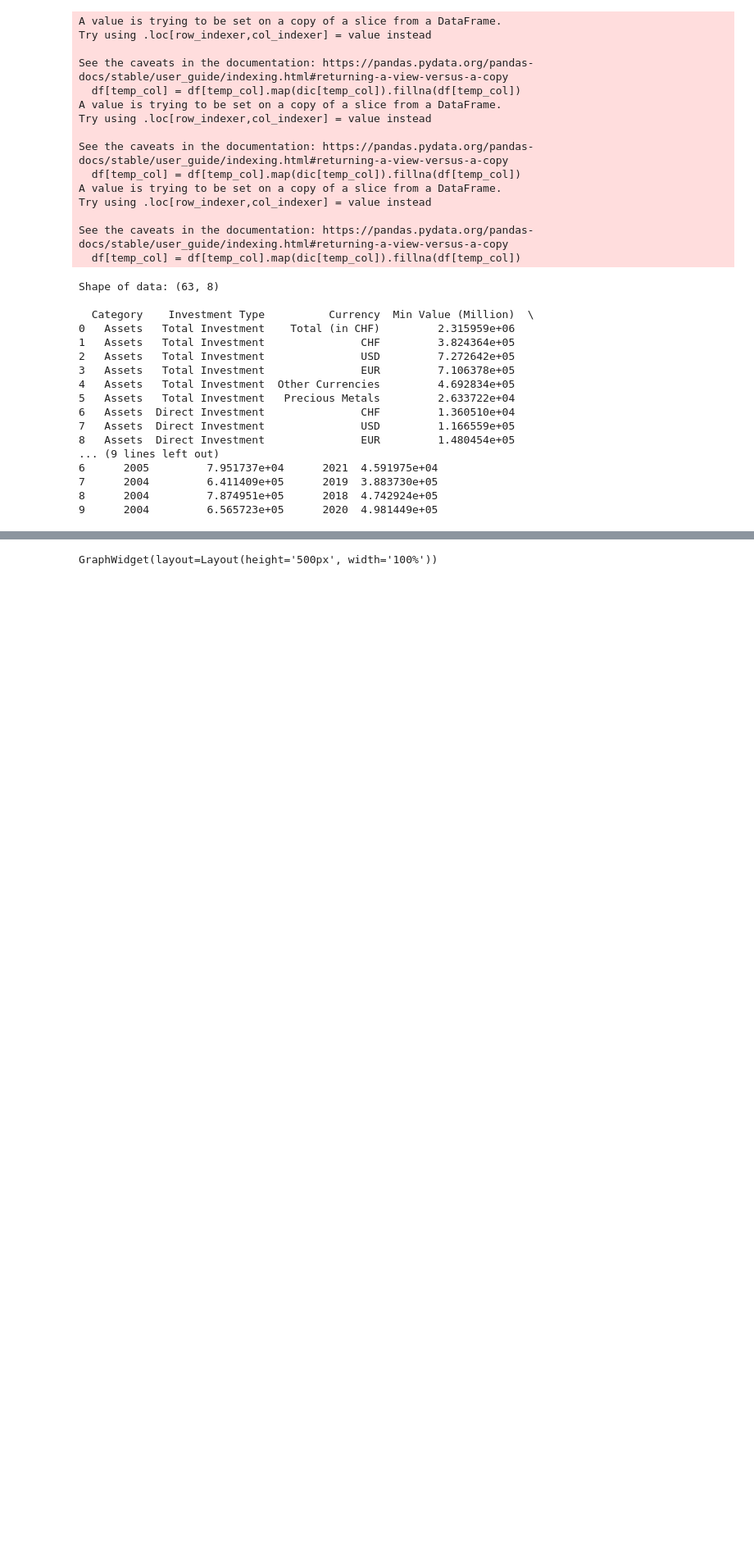
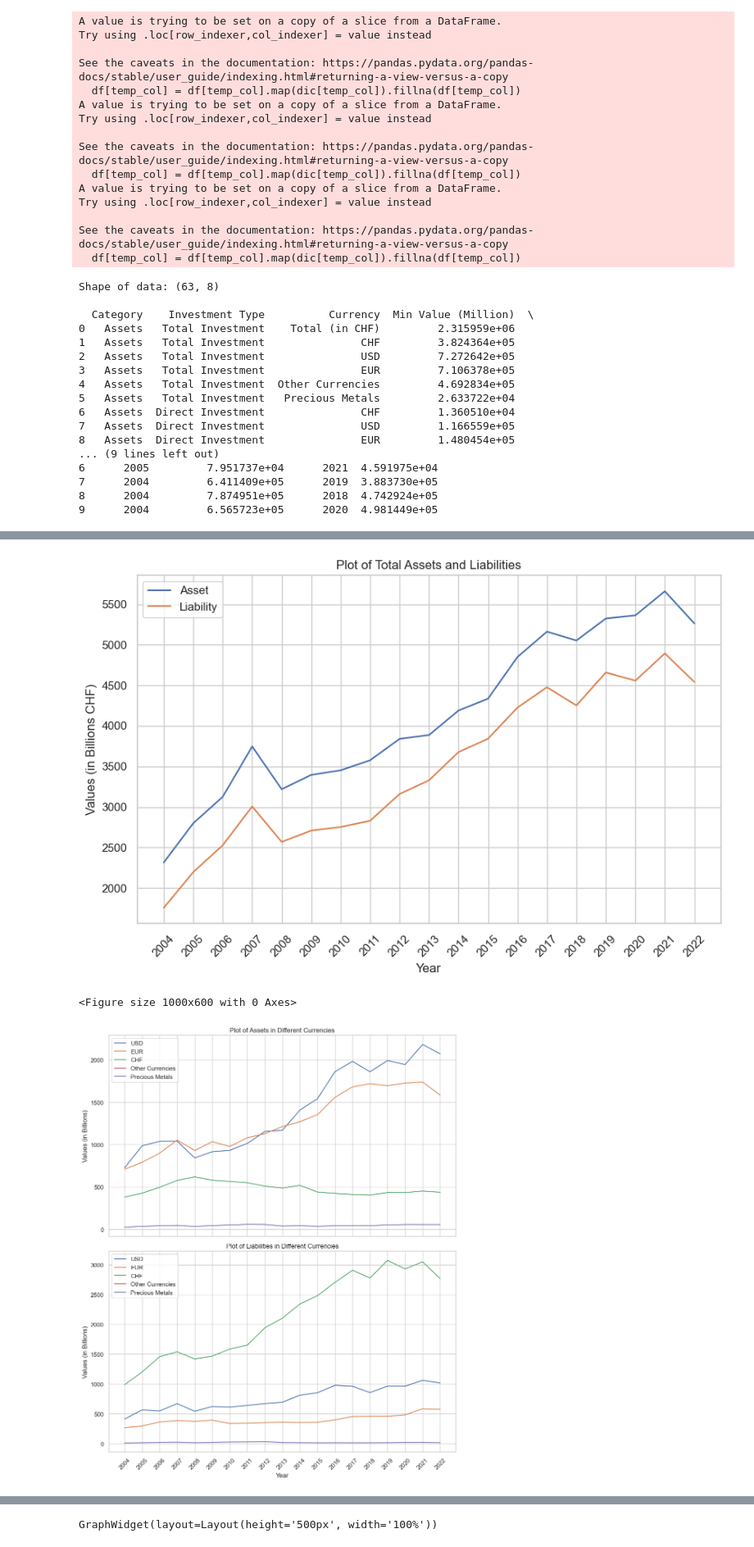
Before and after one commit to David1248/graph-database, a Jupyter notebook: graph.ipynb, the cells around one changed output, grey strips where cells are left out. Shown: that part at 82% size. Drawn from its saved outputs; the diff is of its cells as text; code cells hidden in the pictures; blank space fills up the shorter version.

```diff
--- a/graph.ipynb
+++ b/graph.ipynb
@@ -544,0 +628,7 @@ plot_barchart(new_data, barchart_layer, category, currency)
+# %%
+# Plot graphs
+plot_graphs(new_data)
+# %% [output]
+[figure, added]
+<Figure size 1000x600 with 0 Axes>
+[figure, added]
```
Also changed, not shown: parts of 9 cells of this notebook.
